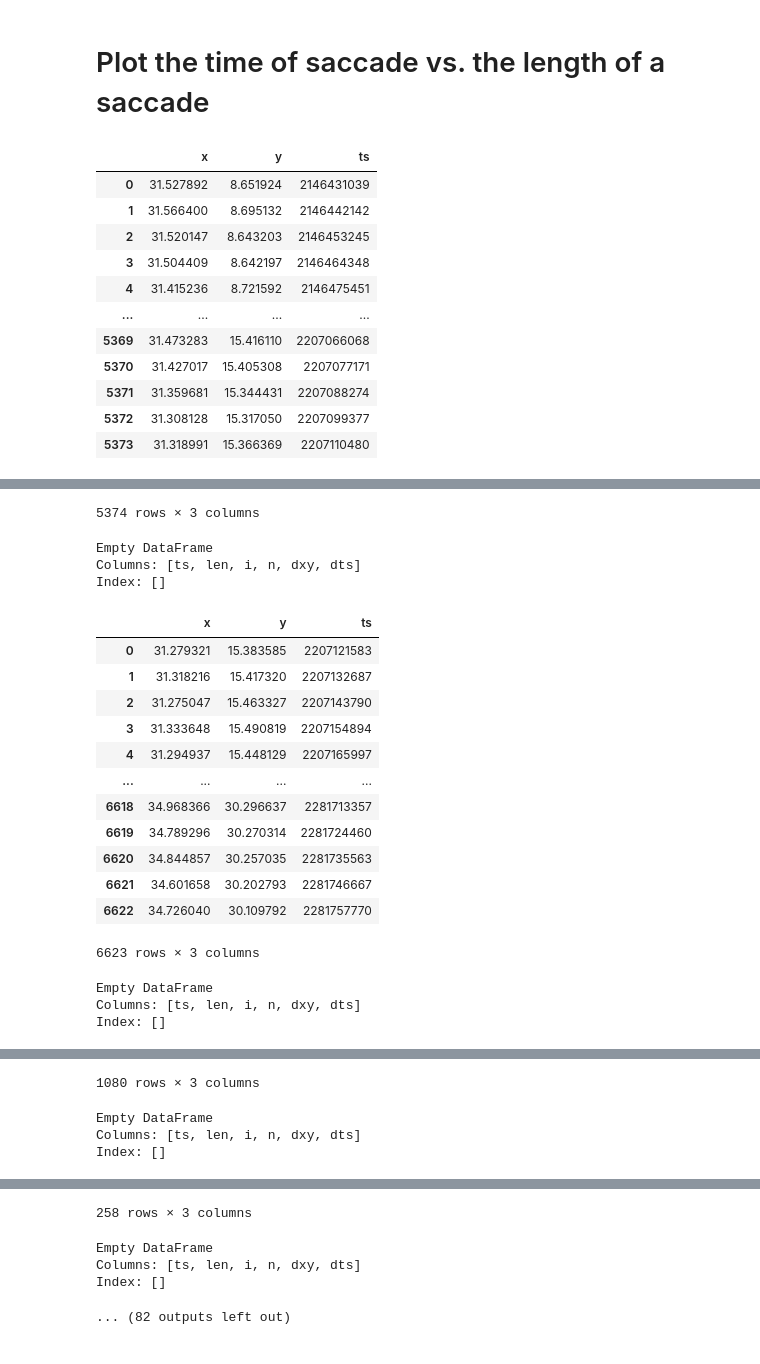
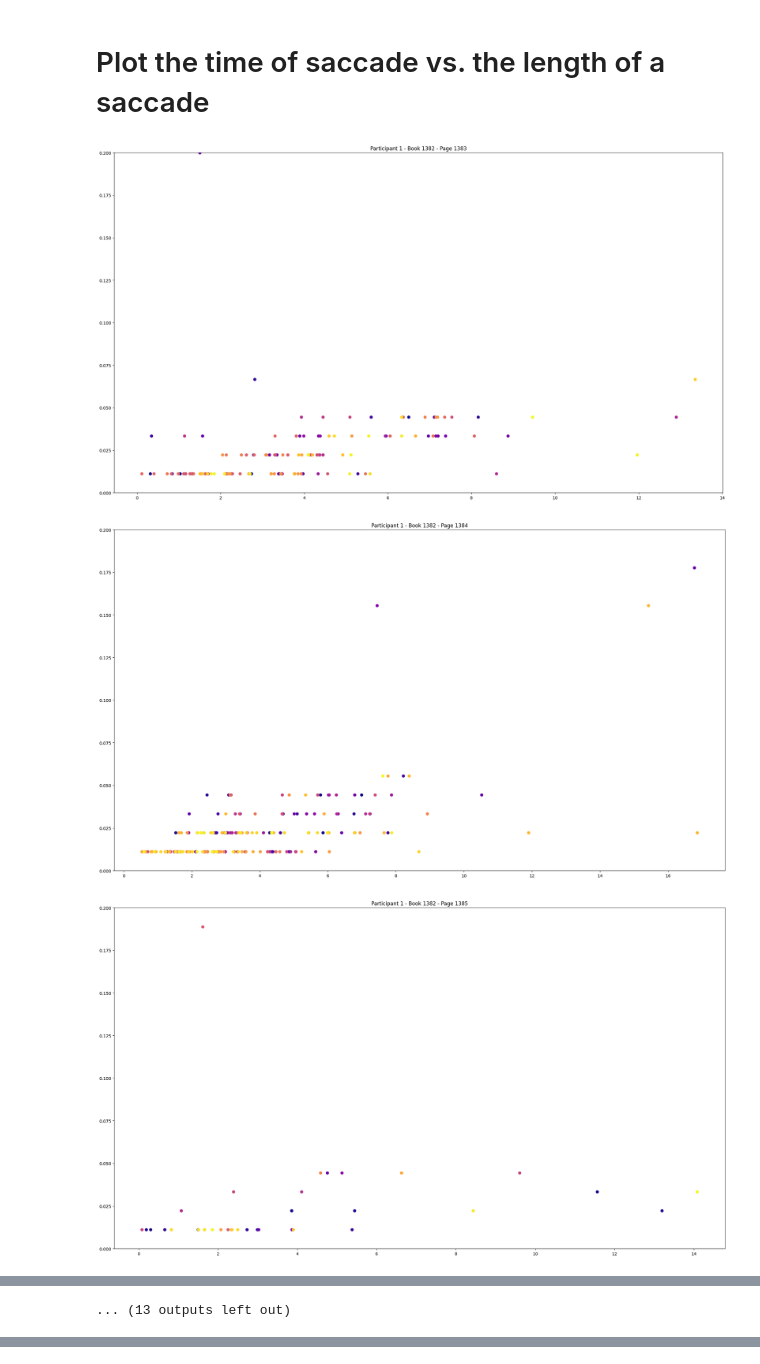
Before and after one commit to SlimShadyIAm/flow, a Jupyter notebook: apps/backend/main-sequence.ipynb, the cells around one changed output, grey strips where cells are left out. Drawn from its saved outputs; the diff is of its cells as text; code cells hidden in the pictures.

```diff
--- a/apps/backend/main-sequence.ipynb
+++ b/apps/backend/main-sequence.ipynb
@@ -85,45 +85,39 @@ for participant in participant_ids:
                 y.append(
                     (packet["right_gaze_point_on_display_area"][1] * Y_PIXELS)
                     # * DEGREES_PER_PIXEL
                 )
                 timestamps.append(packet[TIMESTAMP_IDENT])
 
 
             df = pd.DataFrame({"x": x, "y": y, "ts": timestamps})
             df = df.sort_values(by="ts")
             df = df.reset_index(drop=True)
 
             df["x"] = df["x"] * DEGREES_PER_PIXEL
             df["y"] = df["y"] * DEGREES_PER_PIXEL
             df["ts"] = df["ts"] / 1_000_000
 
-            display(df)
+            # display(df)
             SACCADIC_THRESHOLD = 80
             # Plot fixations
             fixations, v, labels = detect_fix_ivt(df, sacvel=SACCADIC_THRESHOLD)
             saccades = find_sacc_from_fix(fixations)
-            print(saccades)
+            # print(saccades)
 
             fig, ax = plt.subplots(figsize=(X_PIXELS / 100, Y_PIXELS / 100))
+            # Make x axis go from 0 to 50
+            # ax.set_xlim(0, 50)
+            ax.set_ylim(0, .2)
 
             ax.set_title(f'Participant {participant} - Book {book} - Page {page}')
             p = ax.scatter(
-                saccades["ts"],
+                saccades["dxy"],
                 saccades["len"],
                 c=saccades["ts"],
                 s=40,
                 cmap="plasma",
             )
 # %% [output]
-|  | x | y | ts |
-| 0 | 31.527892 | 8.651924 | 2146431039 |
-| 1 | 31.566400 | 8.695132 | 2146442142 |
-| 2 | 31.520147 | 8.643203 | 2146453245 |
-| 3 | 31.504409 | 8.642197 | 2146464348 |
-| 4 | 31.415236 | 8.721592 | 2146475451 |
-| ... | ... | ... | ... |
-| 5369 | 31.473283 | 15.416110 | 2207066068 |
-| 5370 | 31.427017 | 15.405308 | 2207077171 |
-| 5371 | 31.359681 | 15.344431 | 2207088274 |
-| 5372 | 31.308128 | 15.317050 | 2207099377 |
-| 5373 | 31.318991 | 15.366369 | 2207110480 |
+[figure, added]
+[figure, added]
+[figure, added]
@@ -130,20 +133 @@ for participant in participant_ids:
-5374 rows × 3 columns
+... (13 outputs left out)
-Empty DataFrame
-Columns: [ts, len, i, n, dxy, dts]
-Index: []
-|  | x | y | ts |
-| 0 | 31.279321 | 15.383585 | 2207121583 |
-| 1 | 31.318216 | 15.417320 | 2207132687 |
-| 2 | 31.275047 | 15.463327 | 2207143790 |
-| 3 | 31.333648 | 15.490819 | 2207154894 |
-| 4 | 31.294937 | 15.448129 | 2207165997 |
-| ... | ... | ... | ... |
-| 6618 | 34.968366 | 30.296637 | 2281713357 |
-| 6619 | 34.789296 | 30.270314 | 2281724460 |
-| 6620 | 34.844857 | 30.257035 | 2281735563 |
-| 6621 | 34.601658 | 30.202793 | 2281746667 |
-| 6622 | 34.726040 | 30.109792 | 2281757770 |
-6623 rows × 3 columns
-Empty DataFrame
-Columns: [ts, len, i, n, dxy, dts]
-Index: []
@@ -162,4 +133,0 @@ Index: []
-1080 rows × 3 columns
-Empty DataFrame
-Columns: [ts, len, i, n, dxy, dts]
-Index: []
@@ -178,5 +133,0 @@ Index: []
-258 rows × 3 columns
-Empty DataFrame
-Columns: [ts, len, i, n, dxy, dts]
-Index: []
-... (82 outputs left out)
```
Also changed, not shown: parts of 1 cell of this notebook, 5 other files.
